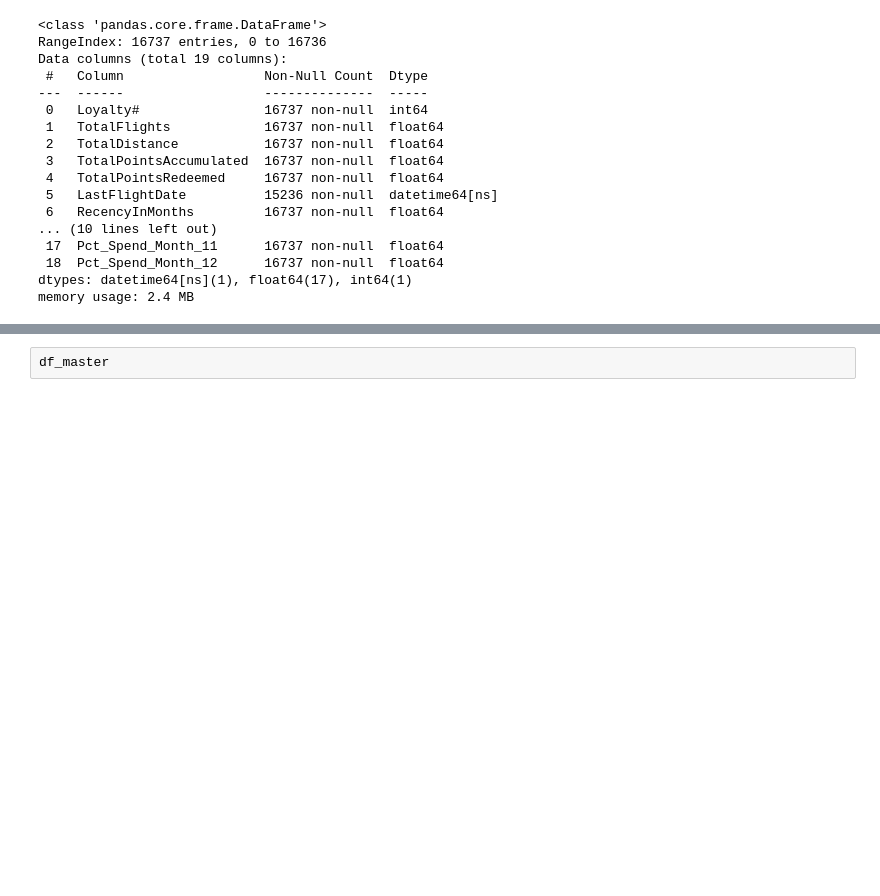
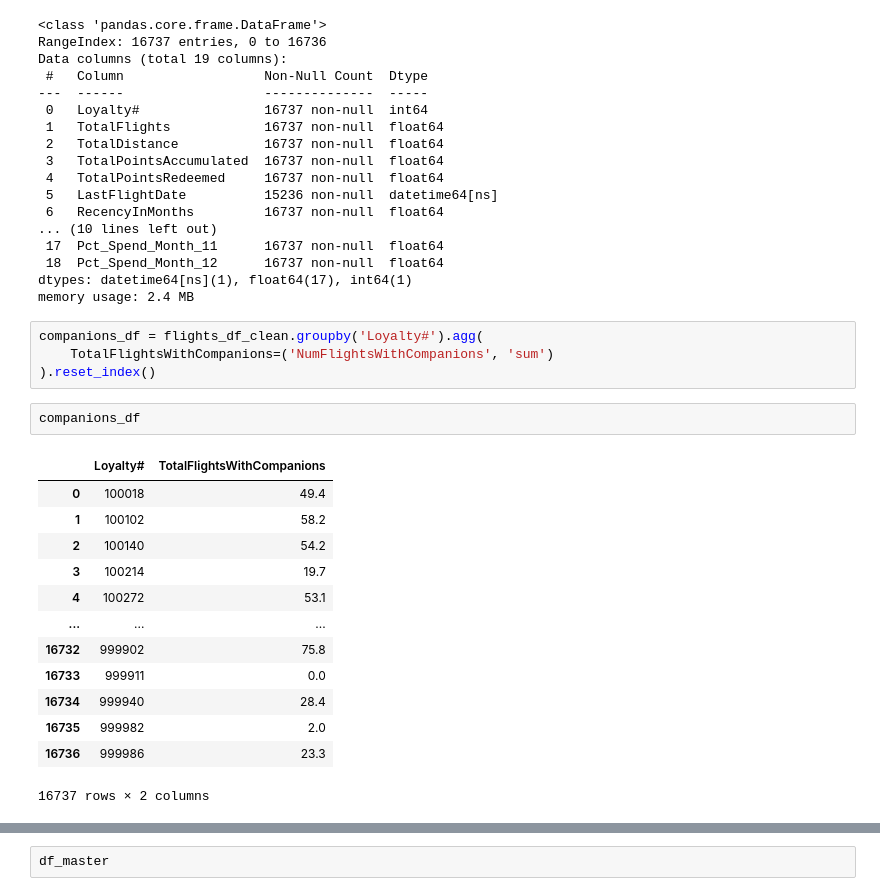
Before and after one commit to andrerangelferreira/DataMiningProject_AIAI_Group51, a Jupyter notebook: notebooks/Group51_EDA_Code_flights.ipynb, the cells around one changed output, grey strips where cells are left out. Drawn from its saved outputs; the diff is of its cells as text; blank space fills up the shorter version.

```diff
--- a/notebooks/Group51_EDA_Code_flights.ipynb
+++ b/notebooks/Group51_EDA_Code_flights.ipynb
@@ -1940,3 +1940,23 @@ Data columns (total 19 columns):
  18  Pct_Spend_Month_12      16737 non-null  float64
 dtypes: datetime64[ns](1), float64(17), int64(1)
 memory usage: 2.4 MB
+# %%
+companions_df = flights_df_clean.groupby('Loyalty#').agg(
+    TotalFlightsWithCompanions=('NumFlightsWithCompanions', 'sum')
+).reset_index()
+# %%
+companions_df
+# %% [output]
+|  | Loyalty# | TotalFlightsWithCompanions |
+| 0 | 100018 | 49.4 |
+| 1 | 100102 | 58.2 |
+| 2 | 100140 | 54.2 |
+| 3 | 100214 | 19.7 |
+| 4 | 100272 | 53.1 |
+| ... | ... | ... |
+| 16732 | 999902 | 75.8 |
+| 16733 | 999911 | 0.0 |
+| 16734 | 999940 | 28.4 |
+| 16735 | 999982 | 2.0 |
+| 16736 | 999986 | 23.3 |
+16737 rows × 2 columns
```
Also changed, not shown: parts of 9 cells of this notebook.
